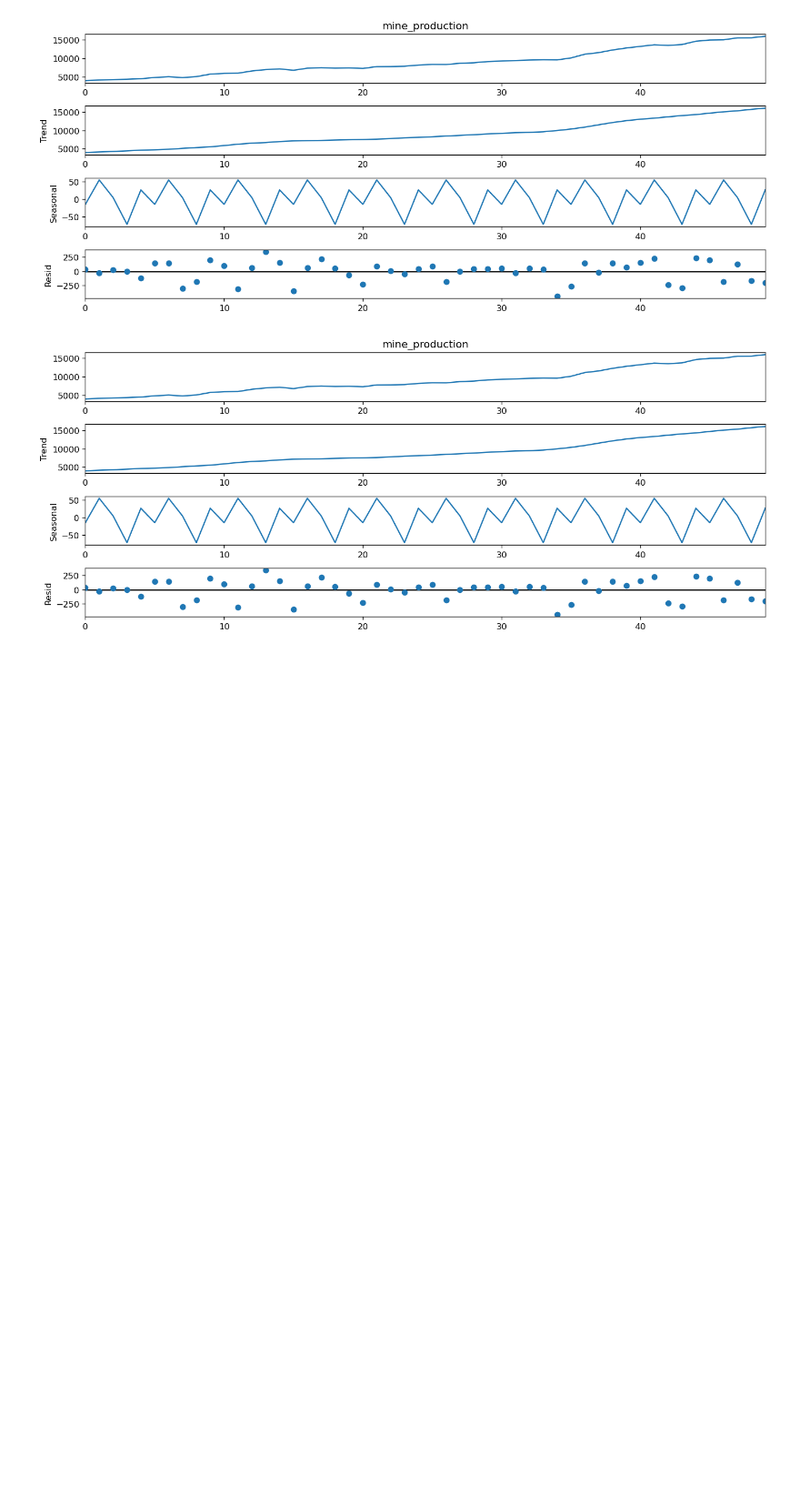
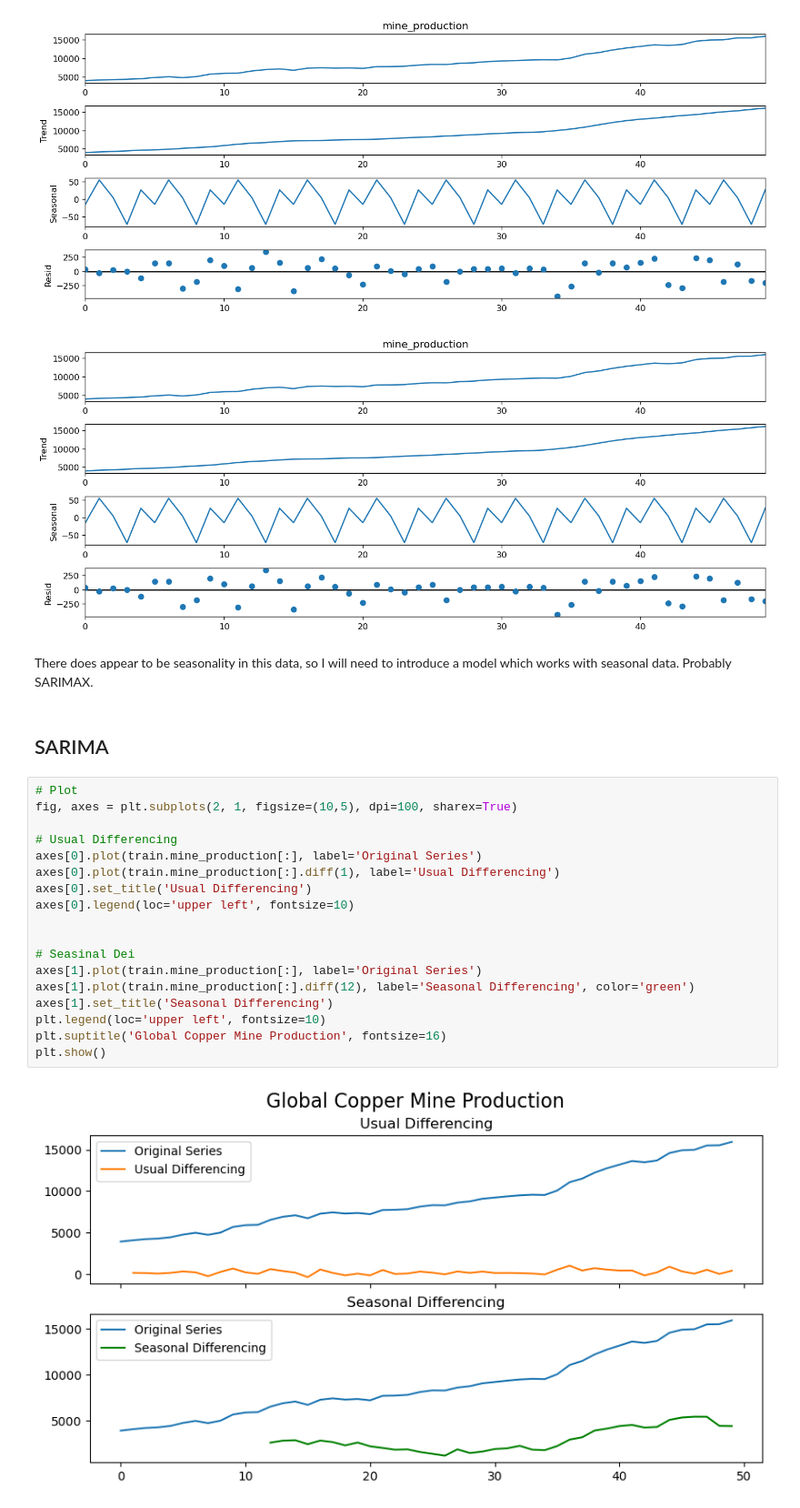
Before and after one commit to Dude-where-s-my-copper/EV_growth, a Jupyter notebook: jeremy_capstone_working_notebook.ipynb, the cells around one changed output. Shown at 91% size. Saved outputs shown, nothing was run; the diff lists cells and outputs as text; blank space fills up the shorter version.

Commit message:
SARIMA progress

```diff
--- a/jeremy_capstone_working_notebook.ipynb
+++ b/jeremy_capstone_working_notebook.ipynb
@@ -646,3 +665,27 @@ result.plot()
 # %% [output]
 [figure]
 [figure]
+# %% [markdown]
+There does appear to be seasonality in this data, so I will need to introduce a model which works with seasonal data. Probably SARIMAX.
+# %% [markdown]
+## SARIMA
+# %%
+# Plot
+fig, axes = plt.subplots(2, 1, figsize=(10,5), dpi=100, sharex=True)
+
+# Usual Differencing
+axes[0].plot(train.mine_production[:], label='Original Series')
+axes[0].plot(train.mine_production[:].diff(1), label='Usual Differencing')
+axes[0].set_title('Usual Differencing')
+axes[0].legend(loc='upper left', fontsize=10)
+
+
+# Seasinal Dei
+axes[1].plot(train.mine_production[:], label='Original Series')
+axes[1].plot(train.mine_production[:].diff(12), label='Seasonal Differencing', color='green')
+axes[1].set_title('Seasonal Differencing')
+plt.legend(loc='upper left', fontsize=10)
+plt.suptitle('Global Copper Mine Production', fontsize=16)
+plt.show()
+# %% [output]
+[figure, added]
```
Also changed, not shown: parts of 23 cells of this notebook.
